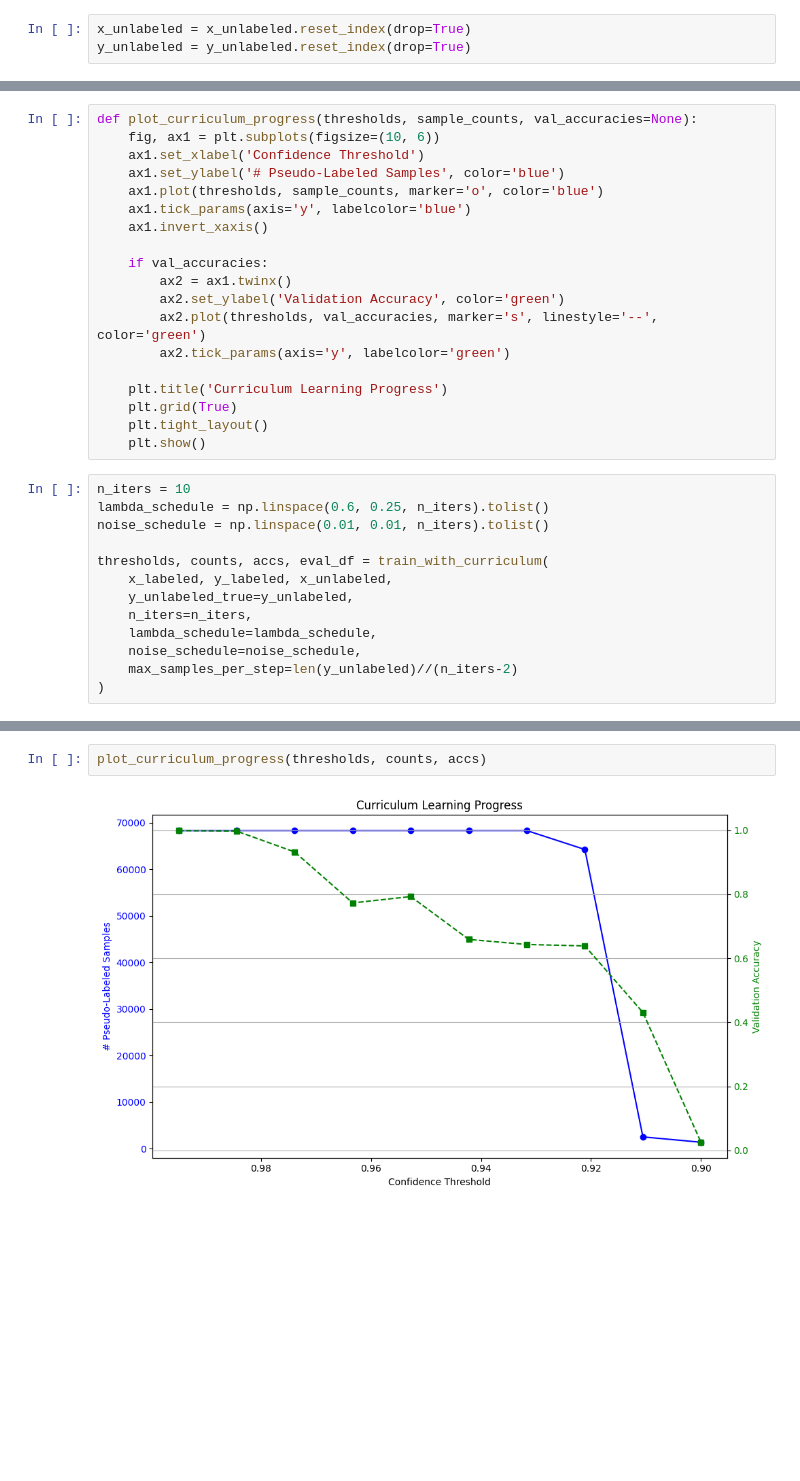
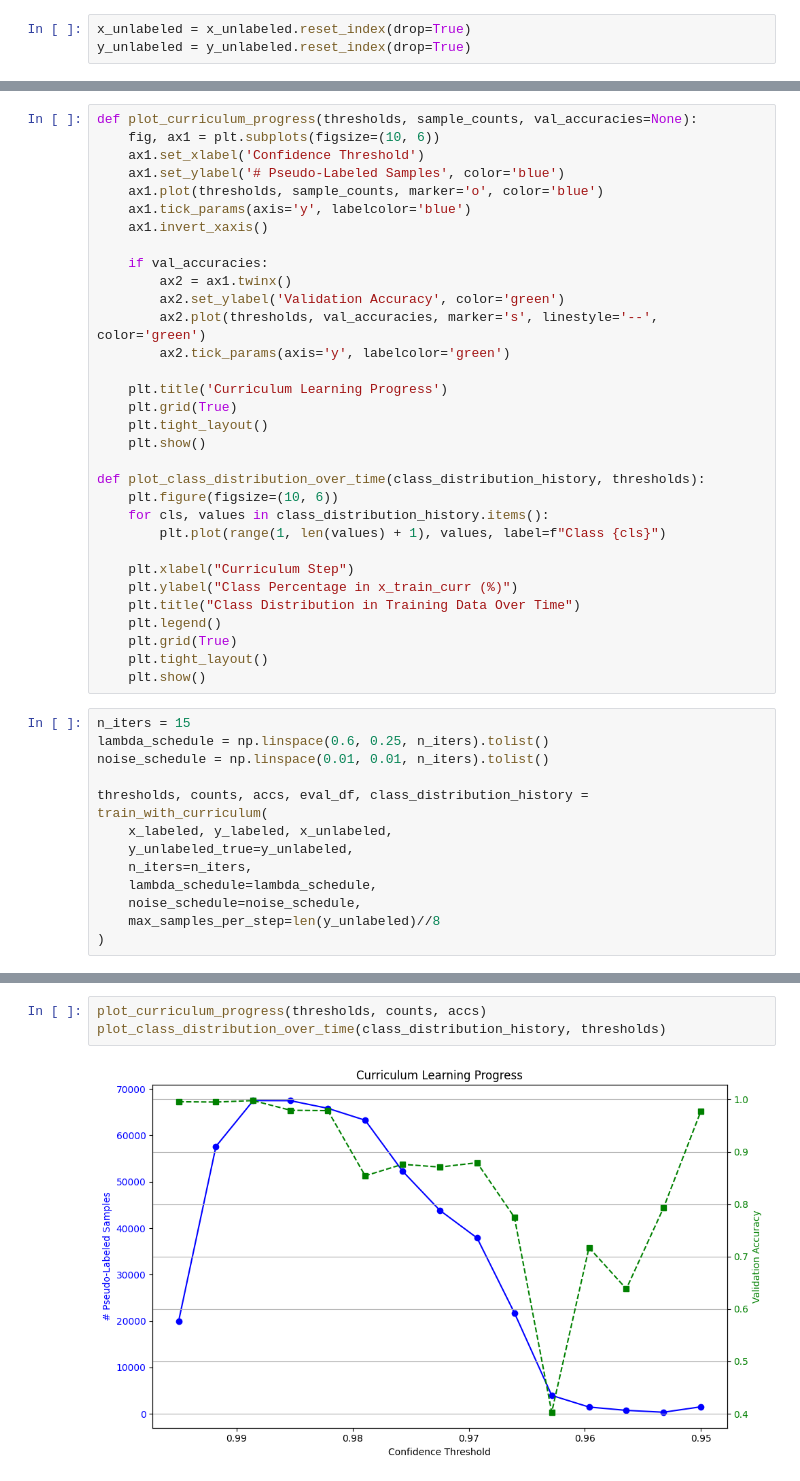
Before and after one commit to lucchinaluca/thesis-datasec, a Jupyter notebook: Pseudo-Labeling.ipynb, the cells around one changed output, grey strips where cells are left out. Drawn from its saved outputs; the diff is of its cells as text; blank space fills up the shorter version.

```diff
--- a/Pseudo-Labeling.ipynb
+++ b/Pseudo-Labeling.ipynb
@@ -524,18 +549,31 @@ def plot_curriculum_progress(thresholds, sample_counts, val_accuracies=None):
     plt.grid(True)
     plt.tight_layout()
     plt.show()
+
+def plot_class_distribution_over_time(class_distribution_history, thresholds):
+    plt.figure(figsize=(10, 6))
+    for cls, values in class_distribution_history.items():
+        plt.plot(range(1, len(values) + 1), values, label=f"Class {cls}")
+
+    plt.xlabel("Curriculum Step")
+    plt.ylabel("Class Percentage in x_train_curr (%)")
+    plt.title("Class Distribution in Training Data Over Time")
+    plt.legend()
+    plt.grid(True)
+    plt.tight_layout()
+    plt.show()
 # %%
-n_iters = 10
+n_iters = 15
 lambda_schedule = np.linspace(0.6, 0.25, n_iters).tolist()
 noise_schedule = np.linspace(0.01, 0.01, n_iters).tolist()
 
-thresholds, counts, accs, eval_df = train_with_curriculum(
+thresholds, counts, accs, eval_df, class_distribution_history = train_with_curriculum(
     x_labeled, y_labeled, x_unlabeled,
     y_unlabeled_true=y_unlabeled,
     n_iters=n_iters,
     lambda_schedule=lambda_schedule,
     noise_schedule=noise_schedule,
-    max_samples_per_step=len(y_unlabeled)//(n_iters-2)
+    max_samples_per_step=len(y_unlabeled)//8
 )
 # %% [output]
 [Curriculum Step 1] Threshold = 0.995
@@ -558,4 +596,5 @@ Epoch 5/10
 # %%
 plot_curriculum_progress(thresholds, counts, accs)
+plot_class_distribution_over_time(class_distribution_history, thresholds)
 # %% [output]
-[figure, old version]
+[figure, new version]
```
Also changed, not shown: parts of 12 cells of this notebook.
